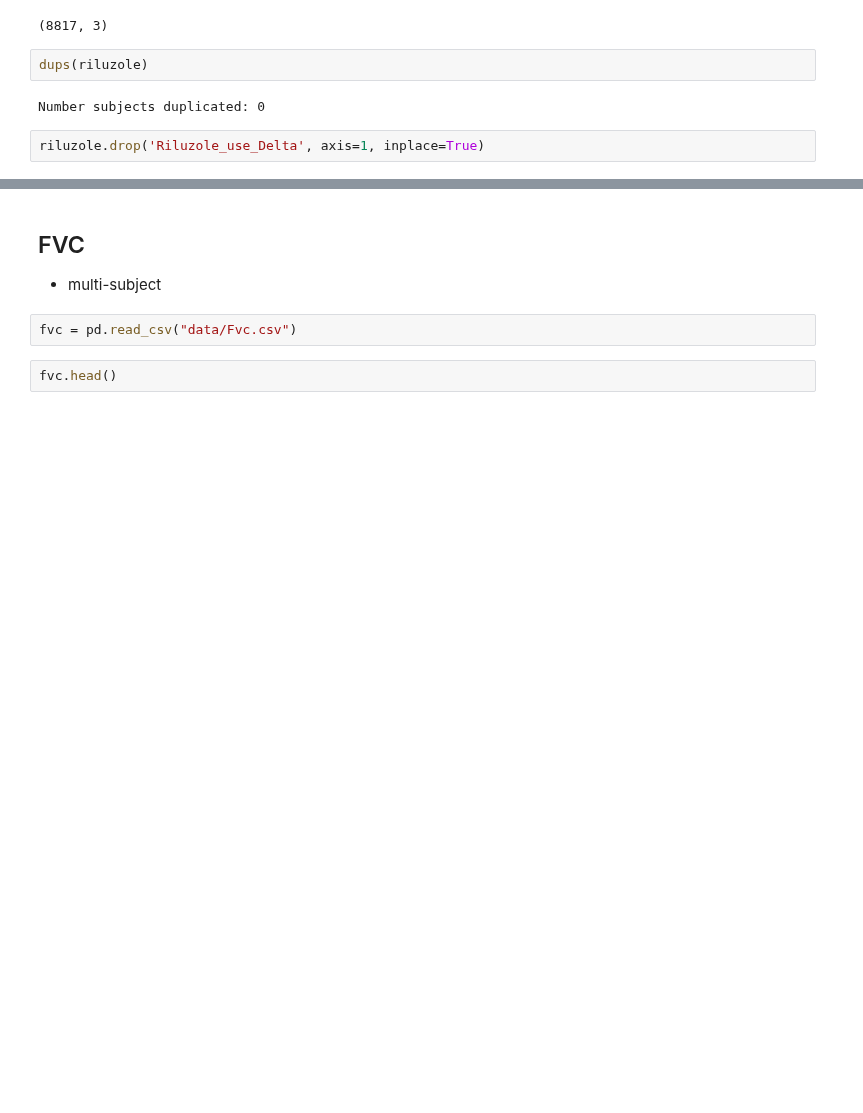
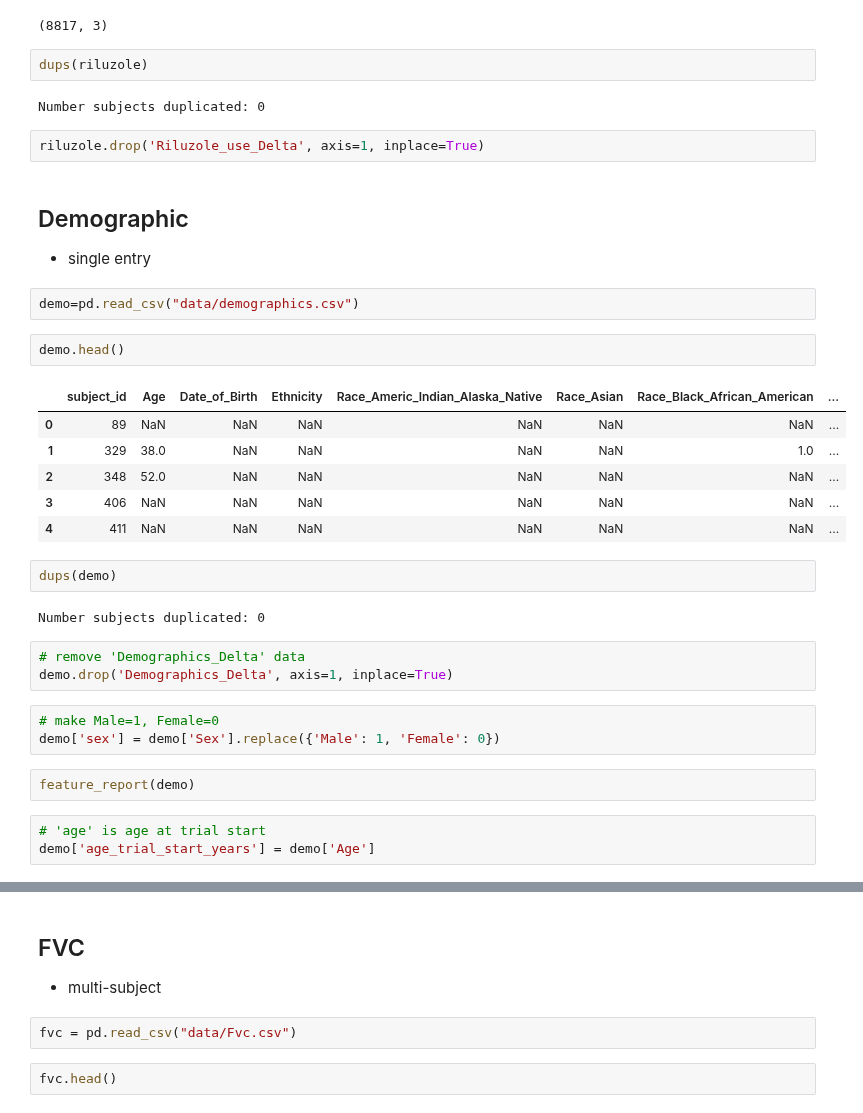
Before and after one commit to ttompk/als, a Jupyter notebook: eda.ipynb, the cells around one changed output, grey strips where cells are left out. Saved outputs shown, nothing was run; the diff lists cells and outputs as text; blank space fills up the shorter version.

```diff
--- a/eda.ipynb
+++ b/eda.ipynb
@@ -340,3 +421,32 @@ dups(riluzole)
 Number subjects duplicated: 0
 # %%
 riluzole.drop('Riluzole_use_Delta', axis=1, inplace=True)
+# %% [markdown]
+## Demographic
+- single entry
+# %%
+demo=pd.read_csv("data/demographics.csv")
+# %%
+demo.head()
+# %% [output]
+|  | subject_id | Age | Date_of_Birth | Ethnicity | Race_Americ_Indian_Alaska_Native | Race_Asian | Race_Black_African_American | ... |
+| 0 | 89 | NaN | NaN | NaN | NaN | NaN | NaN | ... |
+| 1 | 329 | 38.0 | NaN | NaN | NaN | NaN | 1.0 | ... |
+| 2 | 348 | 52.0 | NaN | NaN | NaN | NaN | NaN | ... |
+| 3 | 406 | NaN | NaN | NaN | NaN | NaN | NaN | ... |
+| 4 | 411 | NaN | NaN | NaN | NaN | NaN | NaN | ... |
+# %%
+dups(demo)
+# %% [output]
+Number subjects duplicated: 0
+# %%
+# remove 'Demographics_Delta' data
+demo.drop('Demographics_Delta', axis=1, inplace=True)
+# %%
+# make Male=1, Female=0
+demo['sex'] = demo['Sex'].replace({'Male': 1, 'Female': 0})
+# %%
+feature_report(demo)
+# %%
+# 'age' is age at trial start
+demo['age_trial_start_years'] = demo['Age']
```
Also changed, not shown: parts of 40 cells of this notebook.
